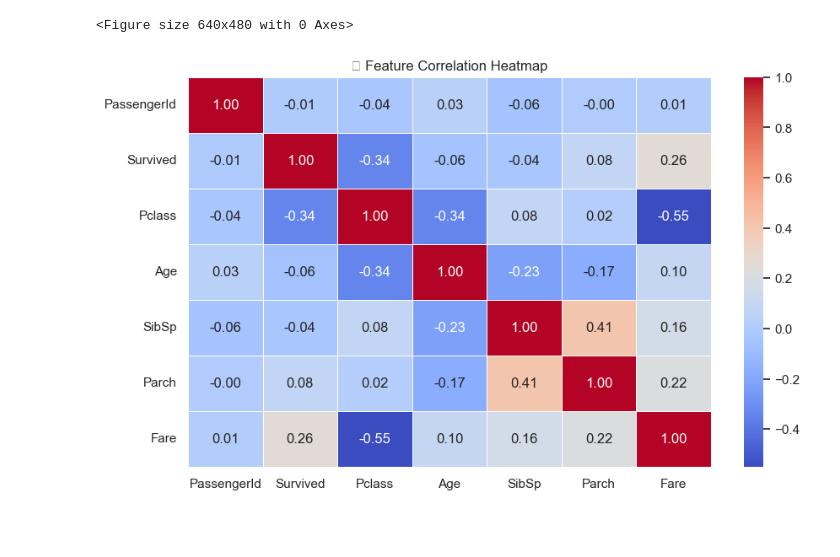
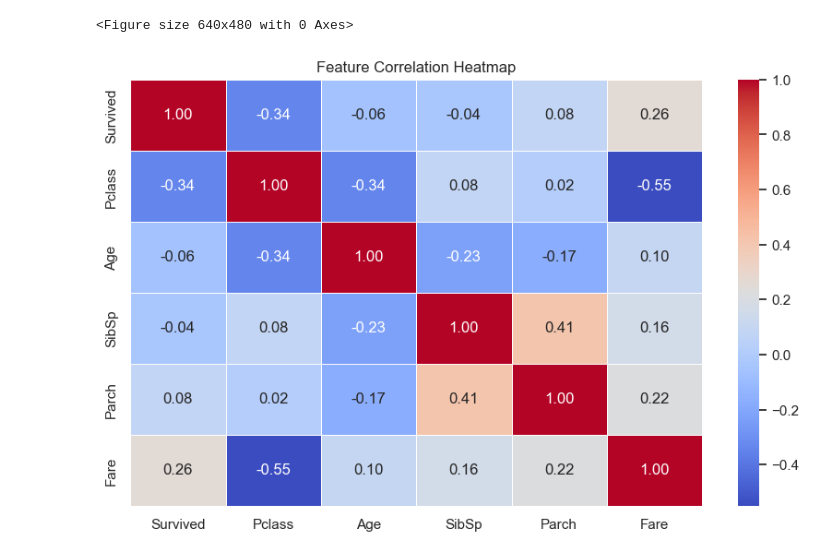
Before and after one commit to ship1220/PRODIGY_DS_02, a Jupyter notebook: ds2.ipynb, the cells around one changed output. Drawn from its saved outputs; the diff is of its cells as text; code cells hidden in the pictures; blank space fills up the shorter version.

```diff
--- a/ds2.ipynb
+++ b/ds2.ipynb
@@ -209,12 +209,11 @@ Passing `palette` without assigning `hue` is deprecated and will be removed in v
 [figure]
 <Figure size 640x480 with 0 Axes>
 # %%
-numeric_df = df.select_dtypes(include=['int64', 'float64'])
-
+numeric_df = df[['Survived', 'Pclass', 'Age', 'SibSp', 'Parch', 'Fare']]
 # Plot 11: heatmap
 plt.figure(figsize=(10,6))
 sns.heatmap(numeric_df.corr(), annot=True, fmt=".2f", cmap="coolwarm", linewidths=0.5)
 plt.title("Feature Correlation Heatmap")
 plt.show()
 # %% [output]
-[figure, old version]
+[figure, new version]
```
Also changed, not shown: 1 other file.
